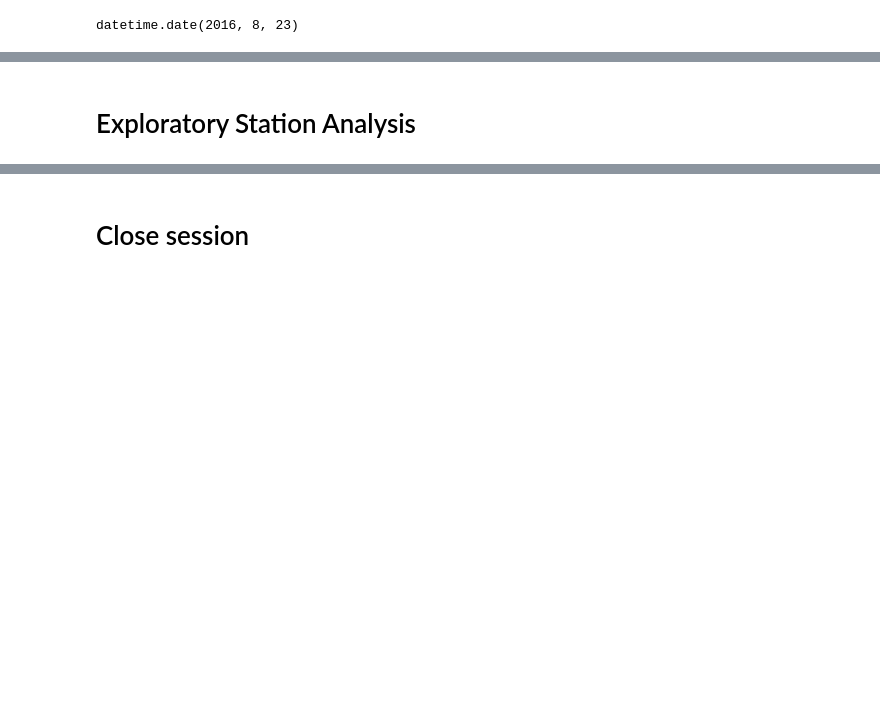
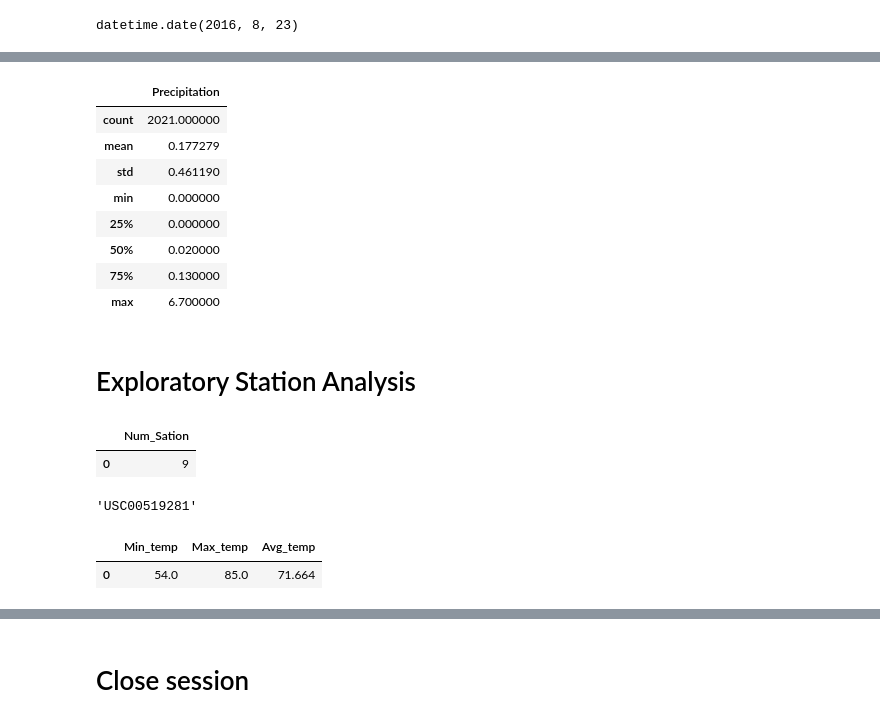
Before and after one commit to divya-gh/sqlalchemy-challenge, a Jupyter notebook: climate_starter.ipynb, the cells around one changed output, grey strips where cells are left out. Saved outputs shown, nothing was run; the diff lists cells and outputs as text; code cells hidden in the pictures; blank space fills up the shorter version.

```diff
--- a/climate_starter.ipynb
+++ b/climate_starter.ipynb
@@ -115,14 +102,47 @@ last_12_months_df.plot( y = 'prcp', figsize = (12,8) , rot =90 , fontsize = 12 ,
 # %%
 # Use Pandas to calcualte the summary statistics for the precipitation data
+last_12_months_df.describe()
+# %% [output]
+|  | Precipitation |
+| count | 2021.000000 |
+| mean | 0.177279 |
+| std | 0.461190 |
+| min | 0.000000 |
+| 25% | 0.000000 |
+| 50% | 0.020000 |
+| 75% | 0.130000 |
+| max | 6.700000 |
 # %% [markdown]
 # Exploratory Station Analysis
 # %%
-# Design a query to calculate the total number stations in the dataset
+# Design a query to calculate the total number of stations in the dataset
+num_stations = session.query(Station.id).all()
+pd.DataFrame({"Num_Sation" : [len(num_stations)]})
+# %% [output]
+|  | Num_Sation |
+| 0 | 9 |
 # %%
 # Design a query to find the most active stations (i.e. what stations have the most rows?)
 # List the stations and the counts in descending order.
+station_count = func.count(Measurement.station)
+most_active_station = session.query(Measurement.station , station_count).\
+                      group_by(Measurement.station).order_by(station_count.desc()).first()
+
+most_active_station[0]
+# %% [output]
+'USC00519281'
 # %%
 # Using the most active station id from the previous query, calculate the lowest, highest, and average temperature.
+active_station_temp = session.query(func.min(Measurement.tobs), func.max(Measurement.tobs), func.avg(Measurement.tobs)).\
+                                    filter(Measurement.station == most_active_station[0]).first()
+
+pd.DataFrame({'Min_temp': [active_station_temp[0]],
+              'Max_temp' :[active_station_temp[1]],
+              'Avg_temp': [round(active_station_temp[2], 3)]
+             })
+# %% [output]
+|  | Min_temp | Max_temp | Avg_temp |
+| 0 | 54.0 | 85.0 | 71.664 |
 # %%
 # Using the most active station id
 # Query the last 12 months of temperature observation data for this station and plot the results as a histogram
```
Also changed, not shown: parts of 7 cells of this notebook.
